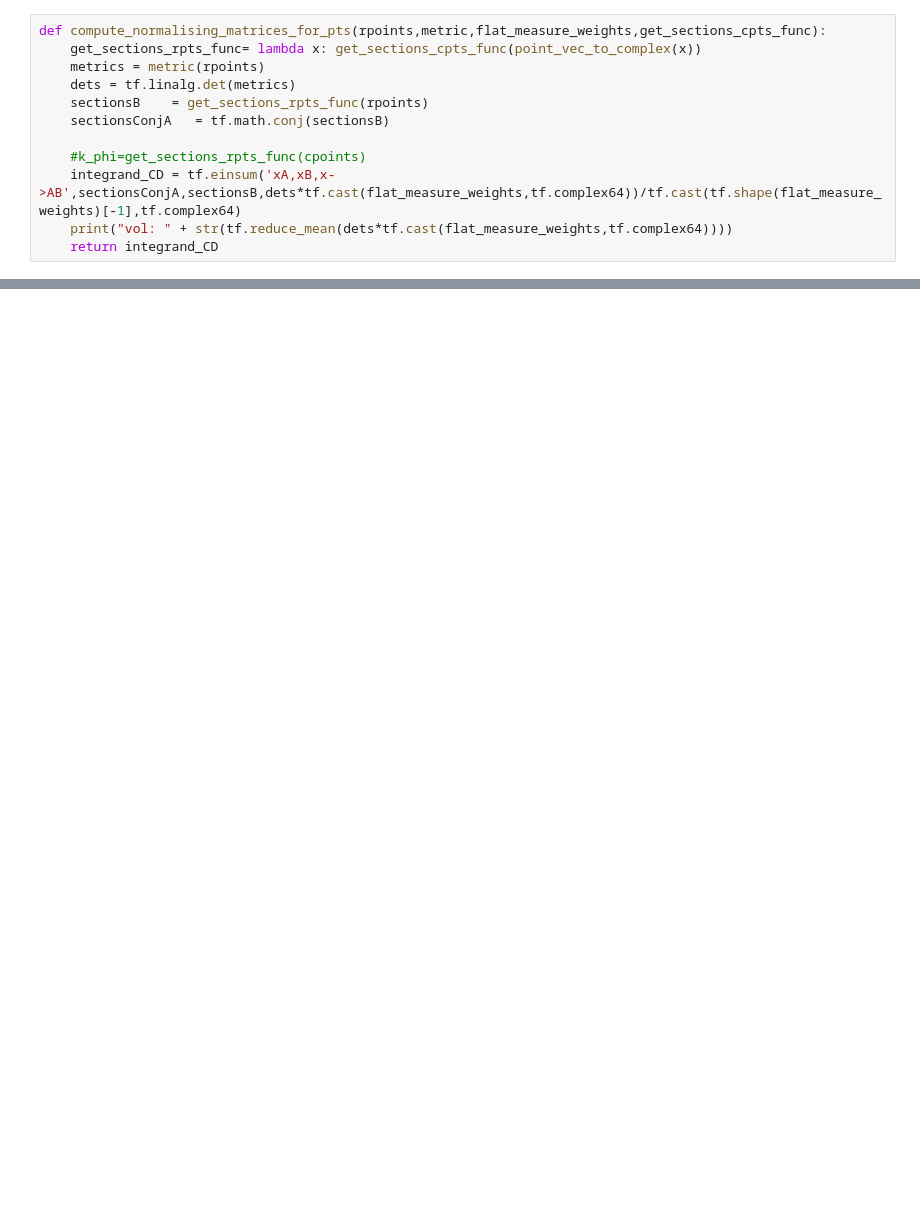
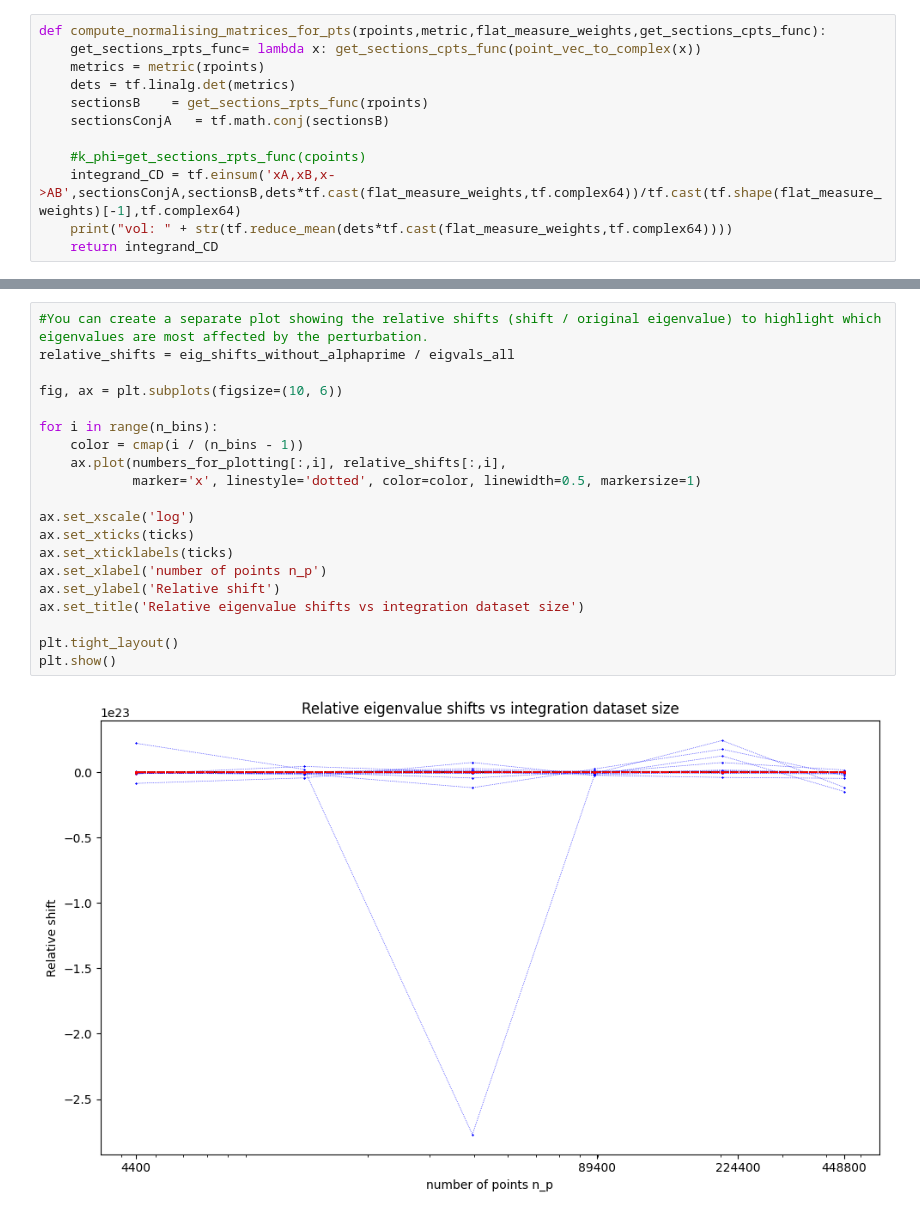
Before and after one commit to kitft/cymetricap, a Jupyter notebook: AlphaPrime/DevelopingLaplacian.ipynb, the cells around one changed output, grey strips where cells are left out. Drawn from its saved outputs; the diff is of its cells as text; blank space fills up the shorter version.

```diff
--- a/AlphaPrime/DevelopingLaplacian.ipynb
+++ b/AlphaPrime/DevelopingLaplacian.ipynb
@@ -1590,0 +1251,22 @@ def load_nn_Alpha(free_coefficient,phimodel,euler_char,alphaprime,nlayer=3,nHidd
+# %%
+#You can create a separate plot showing the relative shifts (shift / original eigenvalue) to highlight which eigenvalues are most affected by the perturbation.
+relative_shifts = eig_shifts_without_alphaprime / eigvals_all
+
+fig, ax = plt.subplots(figsize=(10, 6))
+
+for i in range(n_bins):
+    color = cmap(i / (n_bins - 1))
+    ax.plot(numbers_for_plotting[:,i], relative_shifts[:,i],
+            marker='x', linestyle='dotted', color=color, linewidth=0.5, markersize=1)
+
+ax.set_xscale('log')
+ax.set_xticks(ticks)
+ax.set_xticklabels(ticks)
+ax.set_xlabel('number of points n_p')
+ax.set_ylabel('Relative shift')
+ax.set_title('Relative eigenvalue shifts vs integration dataset size')
+
+plt.tight_layout()
+plt.show()
+# %% [output]
+[figure, added]
```
Also changed, not shown: parts of 37 cells of this notebook, 2 other files.
